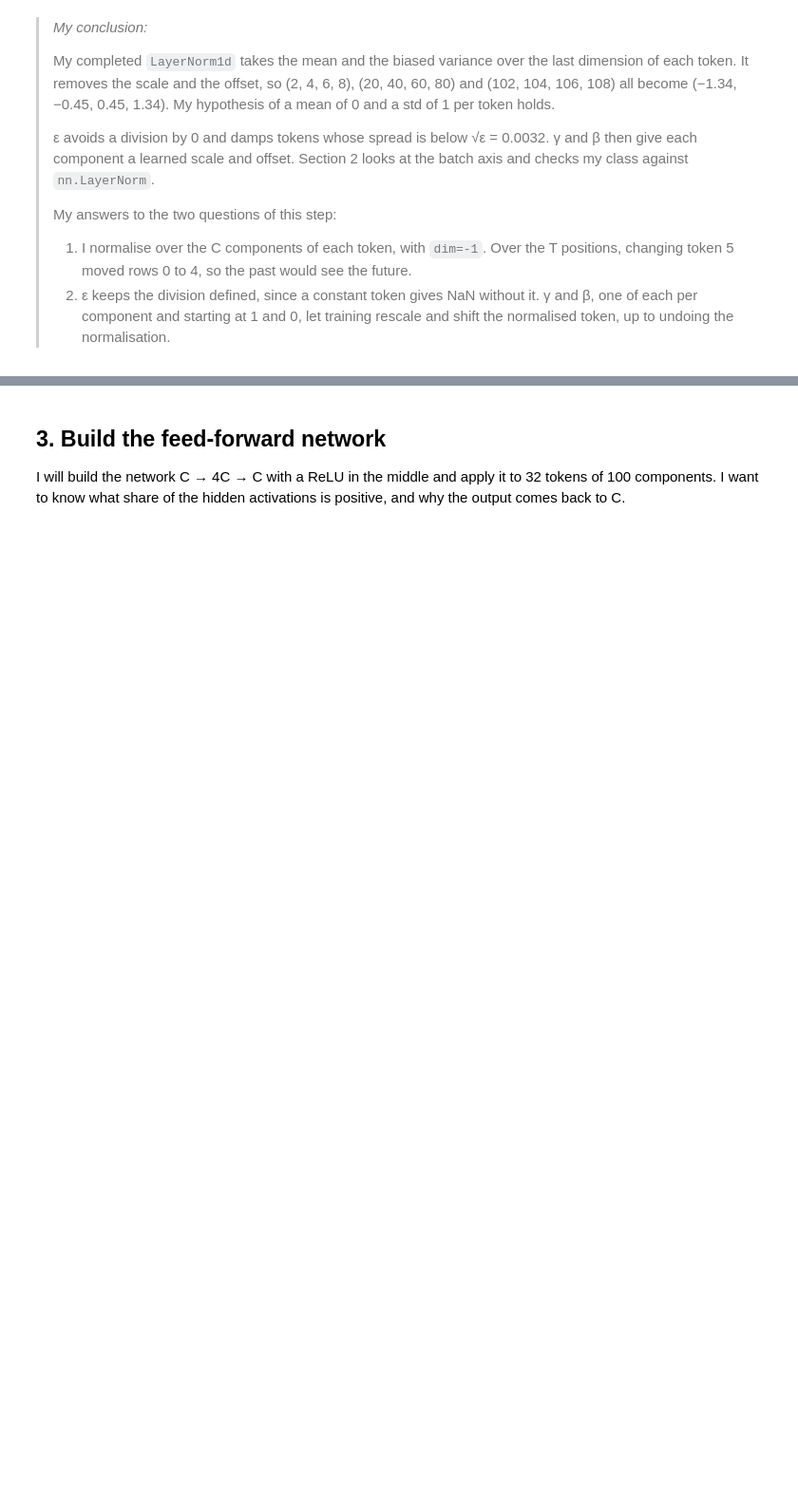
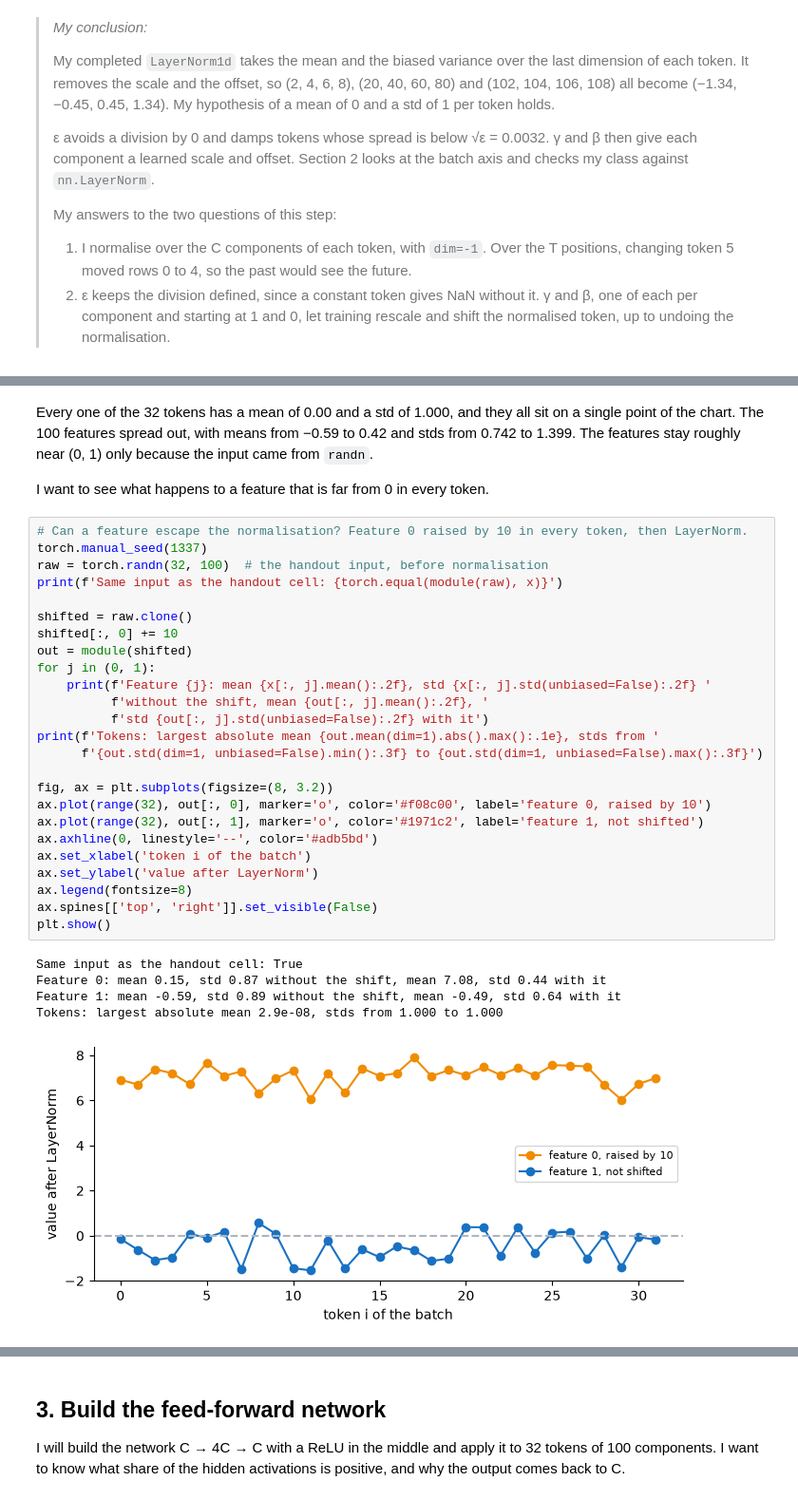
Before and after one commit to mcrayssac/ING3_IAA_GB_NLP, a Jupyter notebook: TP3_transformers.ipynb, the cells around one changed output, grey strips where cells are left out. Shown at 95% size. Drawn from its saved outputs; the diff is of its cells as text; blank space fills up the shorter version.

```diff
--- a/TP3_transformers.ipynb
+++ b/TP3_transformers.ipynb
@@ -263,0 +319,35 @@ Section 1 normalises each token over its own features. I will predict which of `
+# %% [markdown]
+Every one of the 32 tokens has a mean of 0.00 and a std of 1.000, and they all sit on a single point of the chart. The 100 features spread out, with means from −0.59 to 0.42 and stds from 0.742 to 1.399. The features stay roughly near (0, 1) only because the input came from `randn`.
+
+I want to see what happens to a feature that is far from 0 in every token.
+# %%
+# Can a feature escape the normalisation? Feature 0 raised by 10 in every token, then LayerNorm.
+torch.manual_seed(1337)
+raw = torch.randn(32, 100)  # the handout input, before normalisation
+print(f'Same input as the handout cell: {torch.equal(module(raw), x)}')
+
+shifted = raw.clone()
+shifted[:, 0] += 10
+out = module(shifted)
+for j in (0, 1):
+    print(f'Feature {j}: mean {x[:, j].mean():.2f}, std {x[:, j].std(unbiased=False):.2f} '
+          f'without the shift, mean {out[:, j].mean():.2f}, '
+          f'std {out[:, j].std(unbiased=False):.2f} with it')
+print(f'Tokens: largest absolute mean {out.mean(dim=1).abs().max():.1e}, stds from '
+      f'{out.std(dim=1, unbiased=False).min():.3f} to {out.std(dim=1, unbiased=False).max():.3f}')
+
+fig, ax = plt.subplots(figsize=(8, 3.2))
+ax.plot(range(32), out[:, 0], marker='o', color='#f08c00', label='feature 0, raised by 10')
+ax.plot(range(32), out[:, 1], marker='o', color='#1971c2', label='feature 1, not shifted')
+ax.axhline(0, linestyle='--', color='#adb5bd')
+ax.set_xlabel('token i of the batch')
+ax.set_ylabel('value after LayerNorm')
+ax.legend(fontsize=8)
+ax.spines[['top', 'right']].set_visible(False)
+plt.show()
+# %% [output]
+Same input as the handout cell: True
+Feature 0: mean 0.15, std 0.87 without the shift, mean 7.08, std 0.44 with it
+Feature 1: mean -0.59, std 0.89 without the shift, mean -0.49, std 0.64 with it
+Tokens: largest absolute mean 2.9e-08, stds from 1.000 to 1.000
+[figure, added]
```
Also changed, not shown: parts of 16 cells of this notebook, 4 other files.
